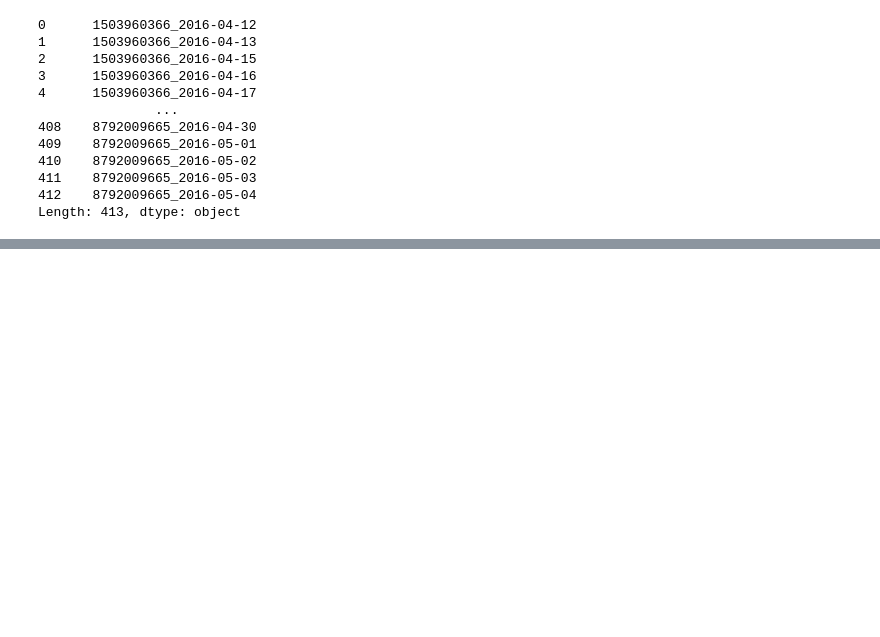
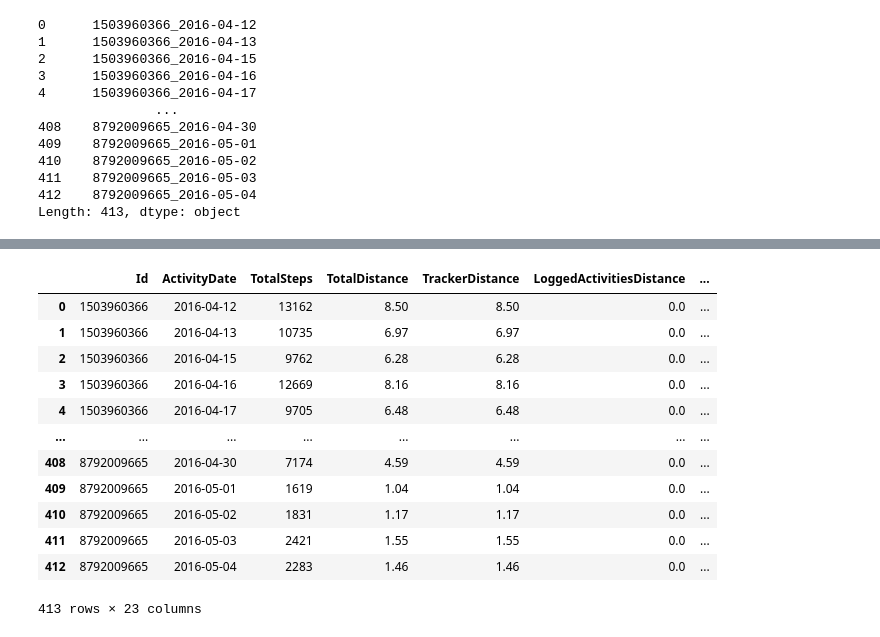
Before and after one commit to undeclairedchanges/exercise-and-sleep-analysis, a Jupyter notebook: Working-esa.ipynb, the cells around one changed output, grey strips where cells are left out. Drawn from its saved outputs; the diff is of its cells as text; code cells hidden in the pictures; blank space fills up the shorter version.

```diff
--- a/Working-esa.ipynb
+++ b/Working-esa.ipynb
@@ -326,4 +426,20 @@ sleepmins = sleepmins.rename(columns= {0: "newid"})
 activity_sleep = pd.merge(activity, sleep)
+# %%
+activity_sleep
+# %% [output]
+|  | Id | ActivityDate | TotalSteps | TotalDistance | TrackerDistance | LoggedActivitiesDistance | ... |
+| 0 | 1503960366 | 2016-04-12 | 13162 | 8.50 | 8.50 | 0.0 | ... |
+| 1 | 1503960366 | 2016-04-13 | 10735 | 6.97 | 6.97 | 0.0 | ... |
+| 2 | 1503960366 | 2016-04-15 | 9762 | 6.28 | 6.28 | 0.0 | ... |
+| 3 | 1503960366 | 2016-04-16 | 12669 | 8.16 | 8.16 | 0.0 | ... |
+| 4 | 1503960366 | 2016-04-17 | 9705 | 6.48 | 6.48 | 0.0 | ... |
+| ... | ... | ... | ... | ... | ... | ... | ... |
+| 408 | 8792009665 | 2016-04-30 | 7174 | 4.59 | 4.59 | 0.0 | ... |
+| 409 | 8792009665 | 2016-05-01 | 1619 | 1.04 | 1.04 | 0.0 | ... |
+| 410 | 8792009665 | 2016-05-02 | 1831 | 1.17 | 1.17 | 0.0 | ... |
+| 411 | 8792009665 | 2016-05-03 | 2421 | 1.55 | 1.55 | 0.0 | ... |
+| 412 | 8792009665 | 2016-05-04 | 2283 | 1.46 | 1.46 | 0.0 | ... |
+413 rows × 23 columns
 # %%
 cols = list(activity_sleep.columns.values)
 cols
```
Also changed, not shown: parts of 24 cells of this notebook.
